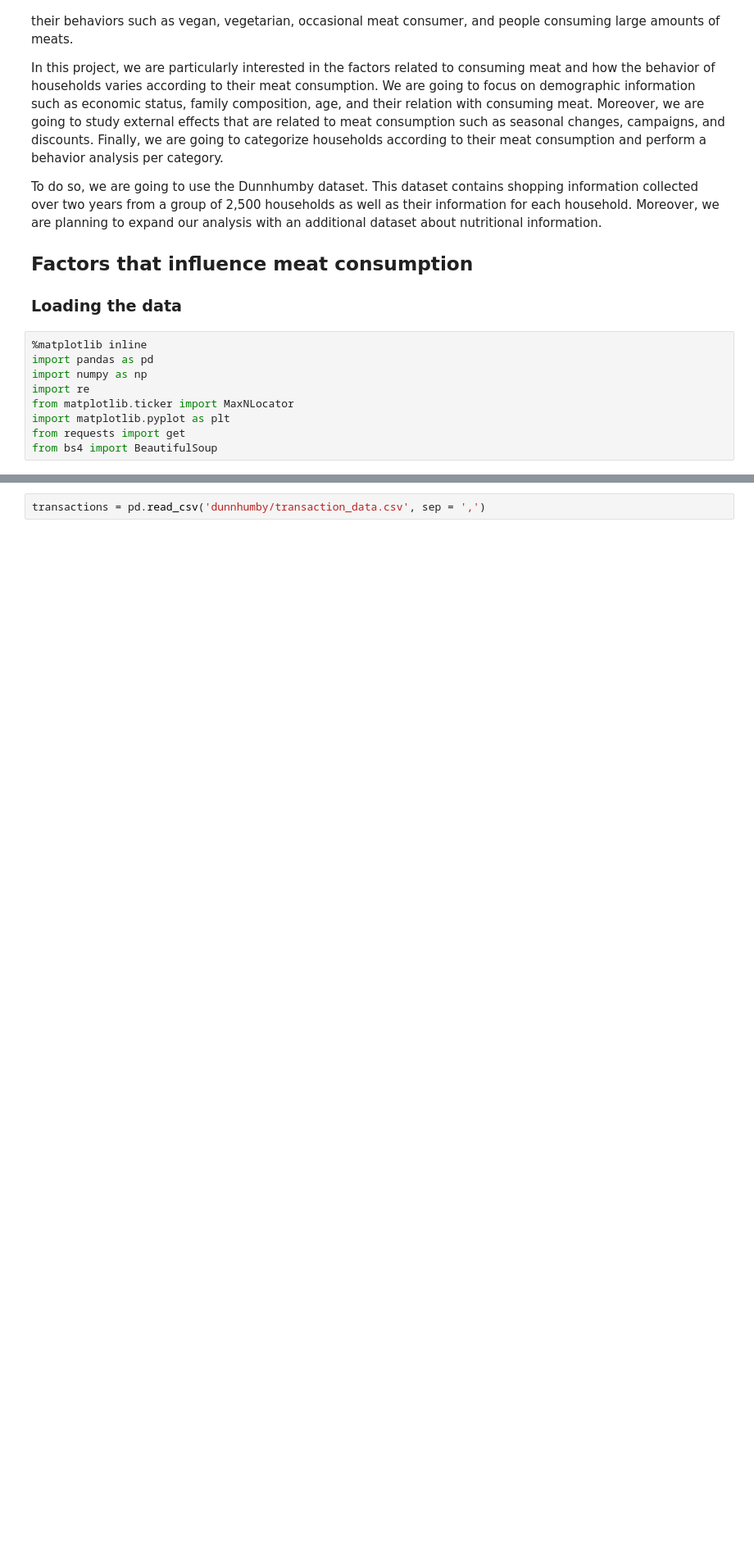
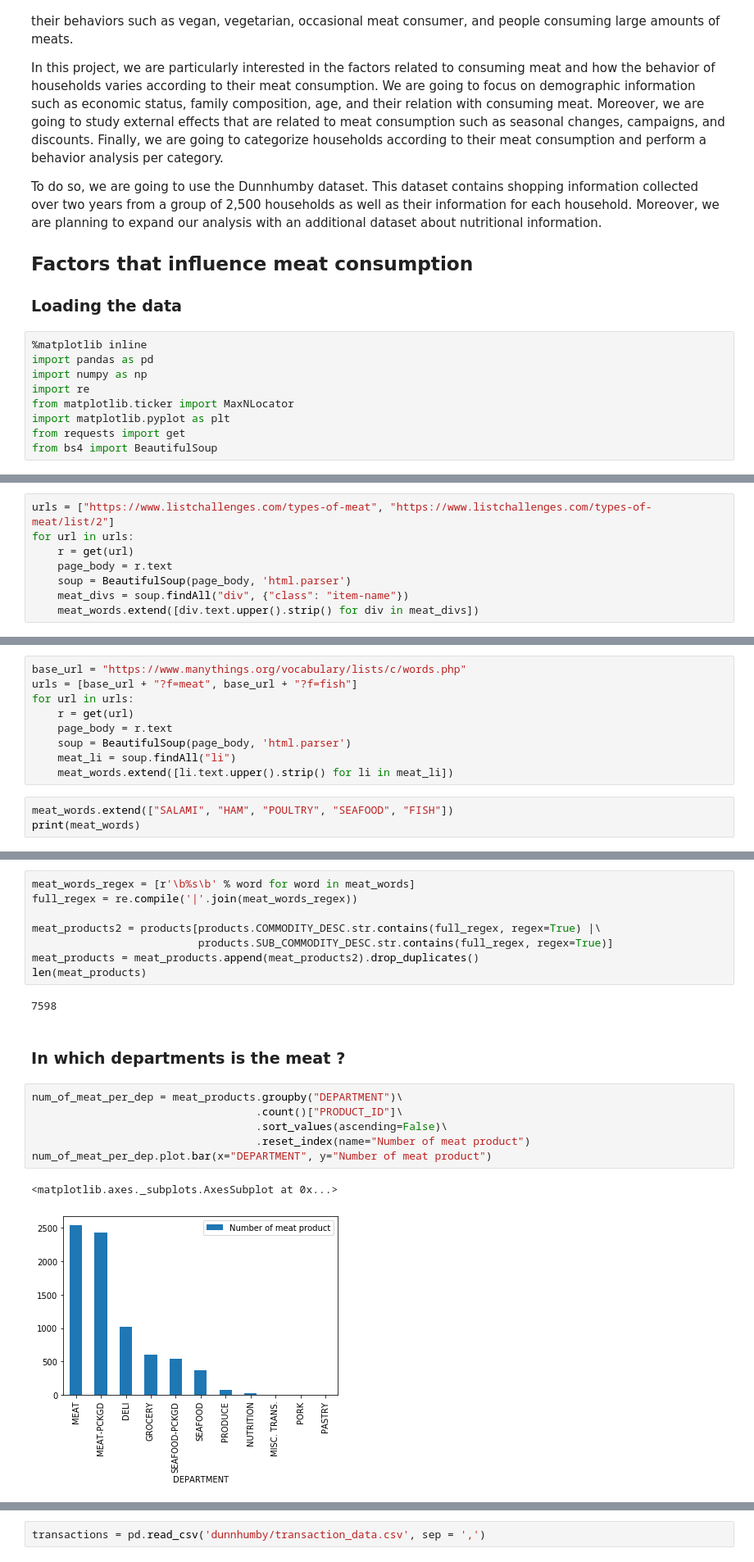
Before and after one commit to BenjaminEngelman/ADA-Project, a Jupyter notebook: Project-MainBenja.ipynb, the cells around one changed output, grey strips where cells are left out. Shown at 82% size. Cells and saved outputs as stored; diff of their text form; blank space fills up the shorter version.

```diff
--- a/Project-MainBenja.ipynb
+++ b/Project-MainBenja.ipynb
@@ -47,0 +42,8 @@ meat_products.head(20)
+# %%
+urls = ["https://www.listchallenges.com/types-of-meat", "https://www.listchallenges.com/types-of-meat/list/2"]
+for url in urls:
+    r = get(url)
+    page_body = r.text
+    soup = BeautifulSoup(page_body, 'html.parser')
+    meat_divs = soup.findAll("div", {"class": "item-name"})
+    meat_words.extend([div.text.upper().strip() for div in meat_divs])
@@ -47,0 +52,12 @@ meat_products.head(20)
+# %%
+base_url = "https://www.manythings.org/vocabulary/lists/c/words.php"
+urls = [base_url + "?f=meat", base_url + "?f=fish"]
+for url in urls:
+    r = get(url)
+    page_body = r.text
+    soup = BeautifulSoup(page_body, 'html.parser')
+    meat_li = soup.findAll("li")
+    meat_words.extend([li.text.upper().strip() for li in meat_li])
+# %%
+meat_words.extend(["SALAMI", "HAM", "POULTRY", "SEAFOOD", "FISH"])
+print(meat_words)
@@ -47,0 +66,21 @@ meat_products.head(20)
+# %%
+meat_words_regex = [r'\b%s\b' % word for word in meat_words]
+full_regex = re.compile('|'.join(meat_words_regex))
+
+meat_products2 = products[products.COMMODITY_DESC.str.contains(full_regex, regex=True) |\
+                          products.SUB_COMMODITY_DESC.str.contains(full_regex, regex=True)]
+meat_products = meat_products.append(meat_products2).drop_duplicates()
+len(meat_products)
+# %% [output]
+7598
+# %% [markdown]
+### In which departments is the meat ?
+# %%
+num_of_meat_per_dep = meat_products.groupby("DEPARTMENT")\
+                                   .count()["PRODUCT_ID"]\
+                                   .sort_values(ascending=False)\
+                                   .reset_index(name="Number of meat product")
+num_of_meat_per_dep.plot.bar(x="DEPARTMENT", y="Number of meat product")
+# %% [output]
+<matplotlib.axes._subplots.AxesSubplot at 0x...>
+[figure, added]
```
Also changed, not shown: parts of 93 cells of this notebook.
